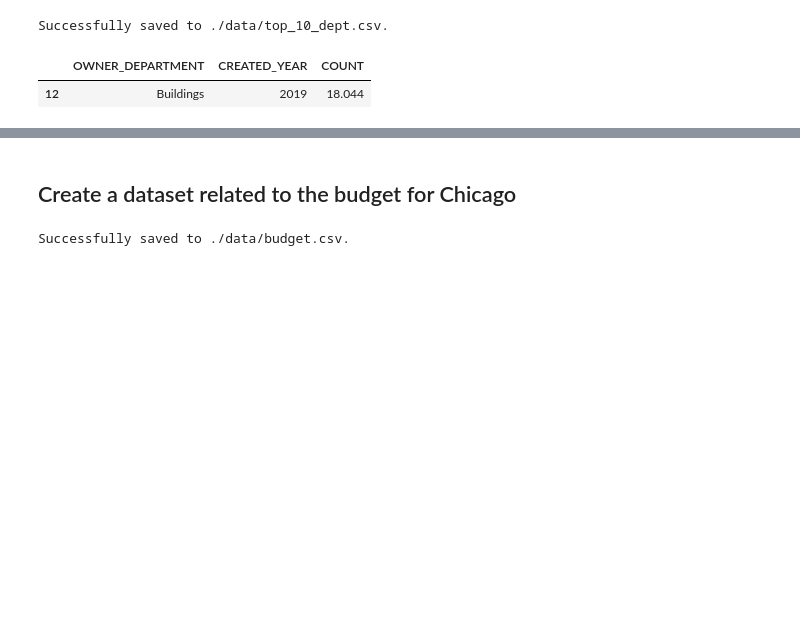
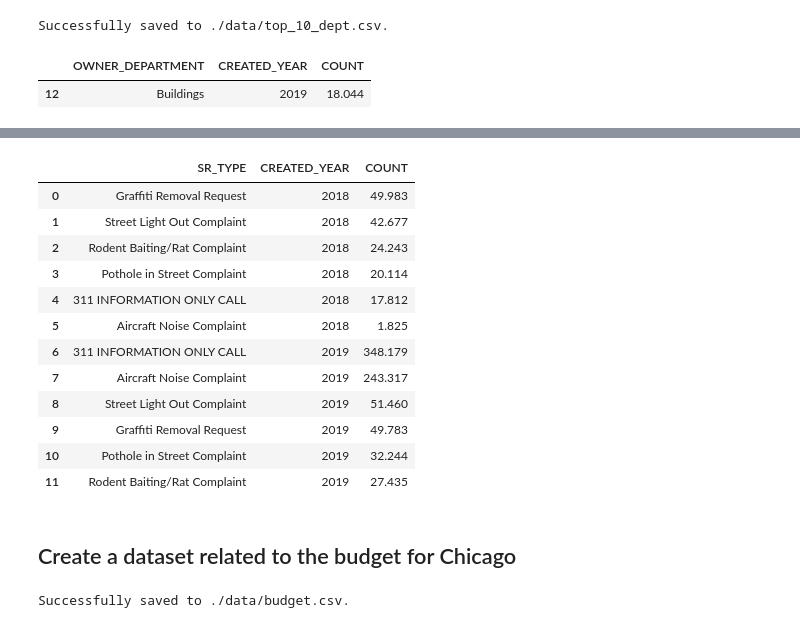
Before and after one commit to siyoungbyun/311-requests-dataviz, a Jupyter notebook: data_preprocessing.ipynb, the cells around one changed output, grey strips where cells are left out. Saved outputs shown, nothing was run; the diff lists cells and outputs as text; code cells hidden in the pictures; blank space fills up the shorter version.

```diff
--- a/data_preprocessing.ipynb
+++ b/data_preprocessing.ipynb
@@ -253,3 +273,21 @@ top_10_type.sample(n=1)
 # %% [output]
 |  | OWNER_DEPARTMENT | CREATED_YEAR | COUNT |
 | 12 | Buildings | 2019 | 18.044 |
+# %%
+top_10_sr_type_2018 = df_2018.groupby(['SR_TYPE', "CREATED_YEAR"]).size().sort_values(ascending=False).reset_index(name='COUNT')
+top_10_sr_type_2019 = df_2019.groupby(['SR_TYPE', "CREATED_YEAR"]).size().sort_values(ascending=False).reset_index(name='COUNT')
+sr_type = [
+    "Aircraft Noise Complaint",
+    "Pothole in Street Complaint",
+    "Rodent Baiting/Rat Complaint",
+    "311 INFORMATION ONLY CALL",
+    "Street Light Out Complaint",
+    "Graffiti Removal Request"
+    ]
+top_10_sr_type = top_10_sr_type_2018.append(top_10_sr_type_2019, ignore_index=True)
+top_10_sr_type = top_10_sr_type[top_10_sr_type.SR_TYPE.isin(sr_type)].reset_index(drop=True)
+#top_10_sr_type["SR_TYPE"] = top_10_sr_type["SR_TYPE"].apply(lambda x: dept_dict[x])
+top_10_sr_type["COUNT"] = top_10_sr_type["COUNT"] / 1000
+
+top_10_sr_filename = "./data/top_10_sr_type.csv"
+df_to_csv(top_10_sr_type, top_10_sr_filename, verbose=True)
@@ -256,3 +296,19 @@ top_10_type.sample(n=1)
+# %%
+top_10_sr_type
+# %% [output]
+|  | SR_TYPE | CREATED_YEAR | COUNT |
+| 0 | Graffiti Removal Request | 2018 | 49.983 |
+| 1 | Street Light Out Complaint | 2018 | 42.677 |
+| 2 | Rodent Baiting/Rat Complaint | 2018 | 24.243 |
+| 3 | Pothole in Street Complaint | 2018 | 20.114 |
+| 4 | 311 INFORMATION ONLY CALL | 2018 | 17.812 |
+| 5 | Aircraft Noise Complaint | 2018 | 1.825 |
+| 6 | 311 INFORMATION ONLY CALL | 2019 | 348.179 |
+| 7 | Aircraft Noise Complaint | 2019 | 243.317 |
+| 8 | Street Light Out Complaint | 2019 | 51.460 |
+| 9 | Graffiti Removal Request | 2019 | 49.783 |
+| 10 | Pothole in Street Complaint | 2019 | 32.244 |
+| 11 | Rodent Baiting/Rat Complaint | 2019 | 27.435 |
 # %% [markdown]
 ## Create a dataset related to the budget for Chicago
 # %%
```
Also changed, not shown: parts of 8 cells of this notebook.
